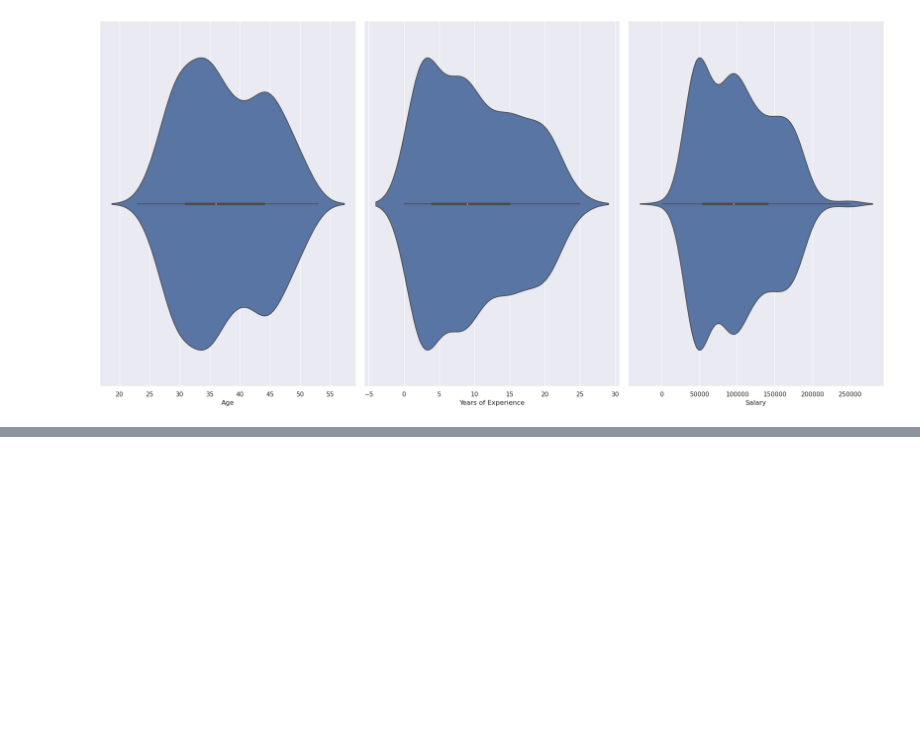
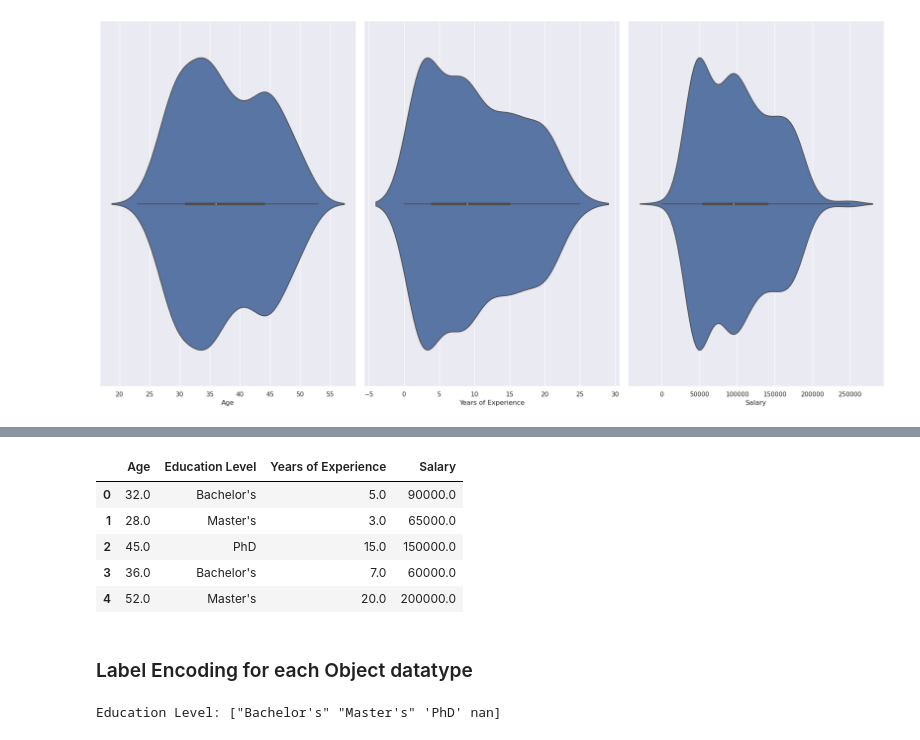
Before and after one commit to dasxgo/data-minds, a Jupyter notebook: notebooks/industry-salary.ipynb, the cells around one changed output, grey strips where cells are left out. Drawn from its saved outputs; the diff is of its cells as text; code cells hidden in the pictures; blank space fills up the shorter version.

```diff
--- a/notebooks/industry-salary.ipynb
+++ b/notebooks/industry-salary.ipynb
@@ -149,0 +177,19 @@ plt.show()
+# %%
+# Drop columns that have alot of unique value gender its irrelevant.
+df.drop(columns=['Gender', 'Job Title'], inplace = True)
+df.head()
+# %% [output]
+|  | Age | Education Level | Years of Experience | Salary |
+| 0 | 32.0 | Bachelor's | 5.0 | 90000.0 |
+| 1 | 28.0 | Master's | 3.0 | 65000.0 |
+| 2 | 45.0 | PhD | 15.0 | 150000.0 |
+| 3 | 36.0 | Bachelor's | 7.0 | 60000.0 |
+| 4 | 52.0 | Master's | 20.0 | 200000.0 |
+# %% [markdown]
+### Label Encoding for each Object datatype
+# %%
+for col in df.select_dtypes(include=['object']).columns:
+    # Print the column name and the unique values
+    print(f'{col}: {df[col].unique()}')
+# %% [output]
+Education Level: ["Bachelor's" "Master's" 'PhD' nan]
```
Also changed, not shown: parts of 4 cells of this notebook.
